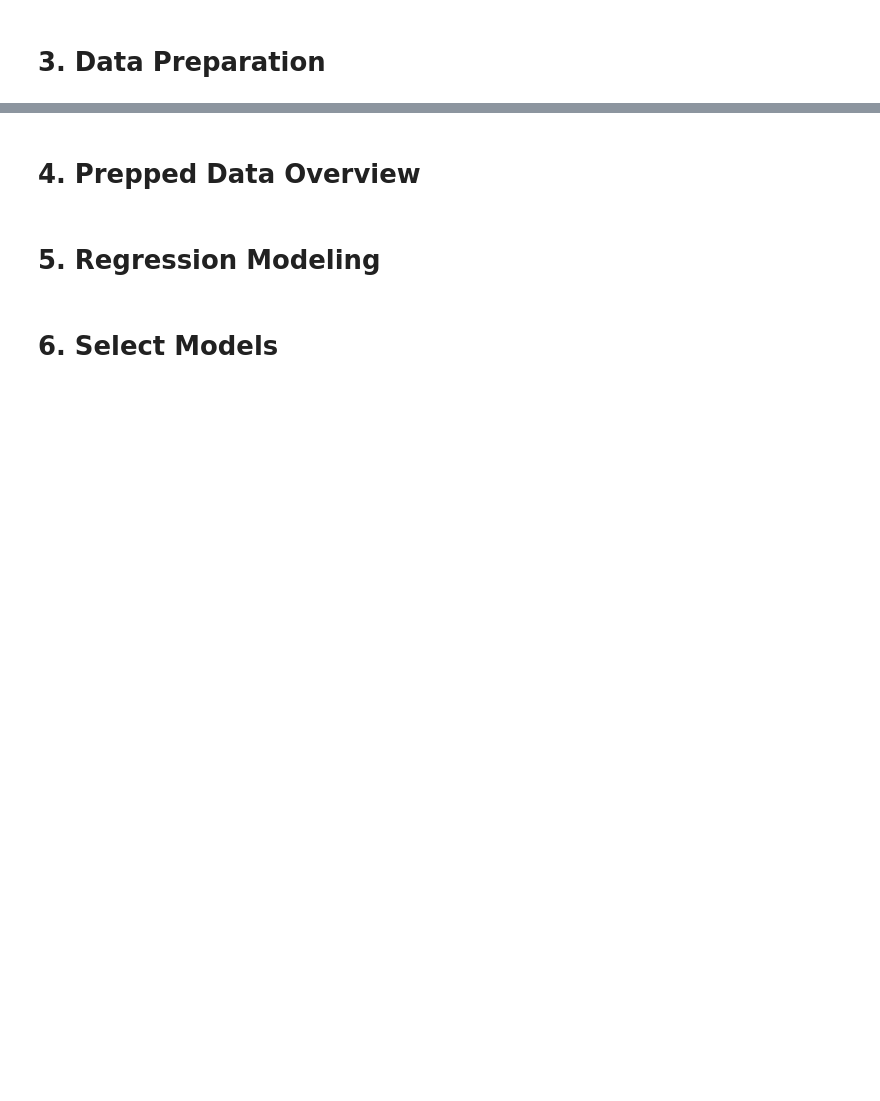
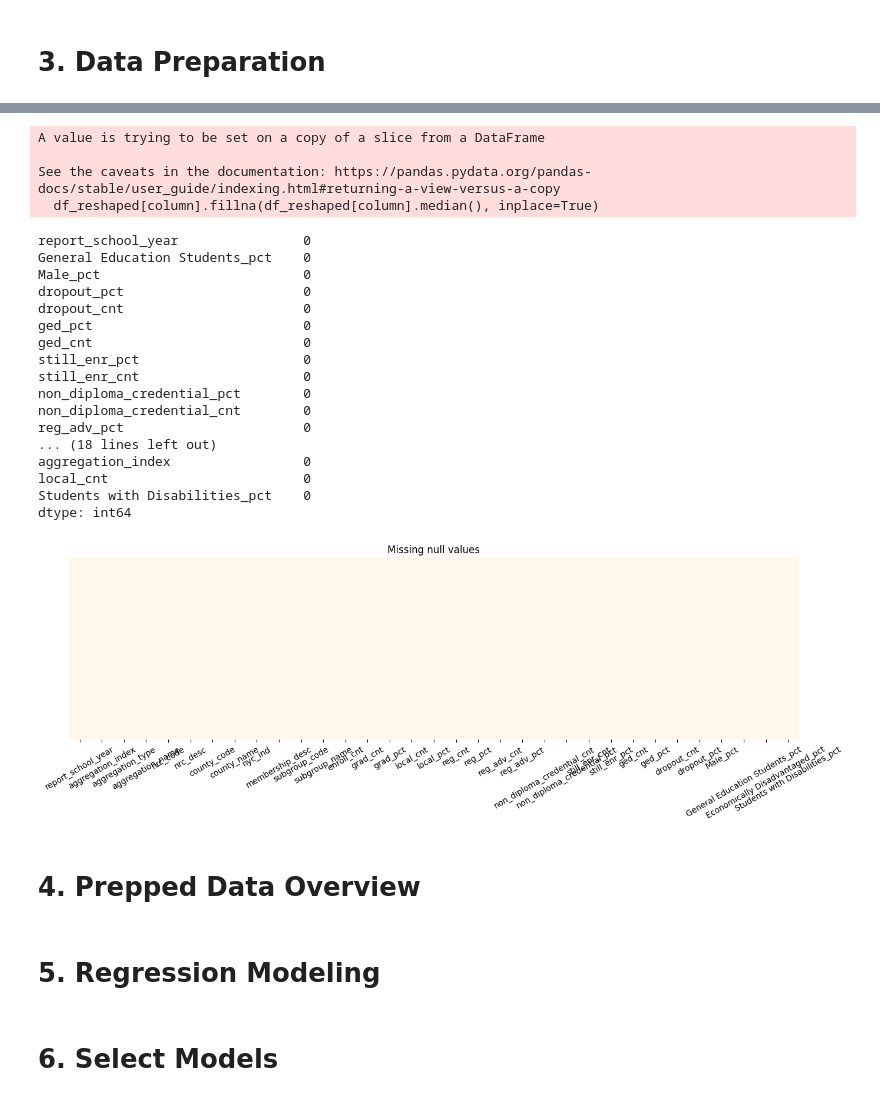
Before and after one commit to jc000222/Data_Science_DAV6150, a Jupyter notebook: M6/m6.ipynb, the cells around one changed output, grey strips where cells are left out. Drawn from its saved outputs; the diff is of its cells as text; code cells hidden in the pictures; blank space fills up the shorter version.

Commit message:
final project

```diff
--- a/M6/m6.ipynb
+++ b/M6/m6.ipynb
@@ -31,0 +65,3 @@ State Education Department (NYSED): https://data.nysed.gov/downloads.php
+# %%
+school_raw = pd.read_csv("https://raw.githubusercontent.com/jc000222/Data_Science_DAV6150/main/M6/Project1_Data.csv")
+school_raw.head()
@@ -33,0 +186,8 @@ State Education Department (NYSED): https://data.nysed.gov/downloads.php
+# %%
+display(df_reshaped[["Male_pct", "Parent Not in Armed Forces_pct", "Not Homeless_pct", "Not Migrant_pct", "Not in Foster Care_pct", "Not English Language Learner_pct", "General Education Students_pct", "White_pct", "Economically Disadvantaged_pct", "Students with Disabilities_pct"]].isnull().sum().sort_values())
+excluded_columns = ["Parent Not in Armed Forces_pct", "Not Homeless_pct", "Not Migrant_pct", "Not in Foster Care_pct", "Not English Language Learner_pct","White_pct" ]
+
+# Keep all columns except the excluded ones
+df_reshaped = df_reshaped.drop(columns=excluded_columns)
+
+df_reshaped
@@ -33,0 +221,13 @@ State Education Department (NYSED): https://data.nysed.gov/downloads.php
+# %%
+conditions_to_drop = (df_reshaped['membership_desc'] == '2014 Total Cohort - 5 Year Outcome - August 2019') | \
+                     (df_reshaped['membership_desc'] == '2015 Total Cohort - 4 Year Outcome - August 2019') | \
+                     (df_reshaped['membership_desc'] == '2013 Total Cohort - 6 Year Outcome - August 2019')
+
+# Drop rows based on conditions
+df_reshaped = df_reshaped[~conditions_to_drop]
+# Replace values in the membership_desc column
+df_reshaped['membership_desc'] = df_reshaped['membership_desc'].replace({
+    '2014 Total Cohort - 5 Year Outcome': 2014,
+    '2015 Total Cohort - 4 Year Outcome': 2015,
+    '2013 Total Cohort - 6 Year Outcome': 2013
+})
@@ -34,3 +276,41 @@ State Education Department (NYSED): https://data.nysed.gov/downloads.php
+# %%
+
+# Columns to impute nulls
+columns_to_impute = ['Male_pct', 'Economically Disadvantaged_pct', 'General Education Students_pct', 'Students with Disabilities_pct']
+
+# Impute nulls with the desired values
+for column in columns_to_impute:
+    df_reshaped[column].fillna(df_reshaped[column].median(), inplace=True)
+# %% [output]
+A value is trying to be set on a copy of a slice from a DataFrame
+
+See the caveats in the documentation: https://pandas.pydata.org/pandas-docs/stable/user_guide/indexing.html#returning-a-view-versus-a-copy
+  df_reshaped[column].fillna(df_reshaped[column].median(), inplace=True)
+# %%
+plt.rcParams["figure.figsize"] = (16, 4)
+sns.heatmap(df_reshaped.isnull(), yticklabels=False, cbar=False, cmap="OrRd")
+plt.title("Missing null values")
+plt.xticks(rotation=30)
+df_reshaped.isnull().sum().sort_values()
+# %% [output]
+report_school_year                0
+General Education Students_pct    0
+Male_pct                          0
+dropout_pct                       0
+dropout_cnt                       0
+ged_pct                           0
+ged_cnt                           0
+still_enr_pct                     0
+still_enr_cnt                     0
+non_diploma_credential_pct        0
+non_diploma_credential_cnt        0
+reg_adv_pct                       0
+... (18 lines left out)
+aggregation_index                 0
+local_cnt                         0
+Students with Disabilities_pct    0
+dtype: int64
+[figure, added]
 # %% [markdown]
 # 4. Prepped Data Overview
 # %% [markdown]
```
Also changed, not shown: parts of 20 cells of this notebook, 8 other files.
